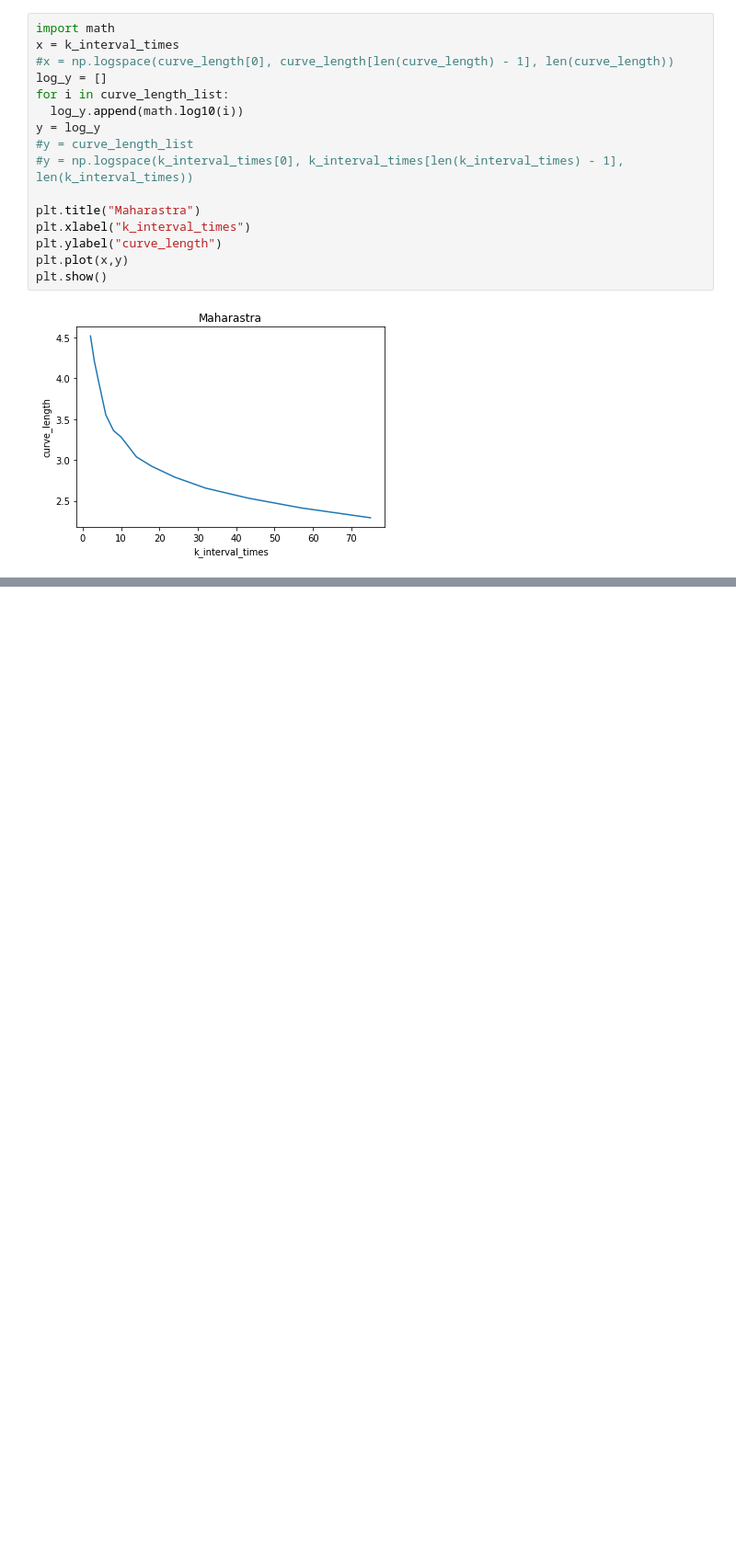
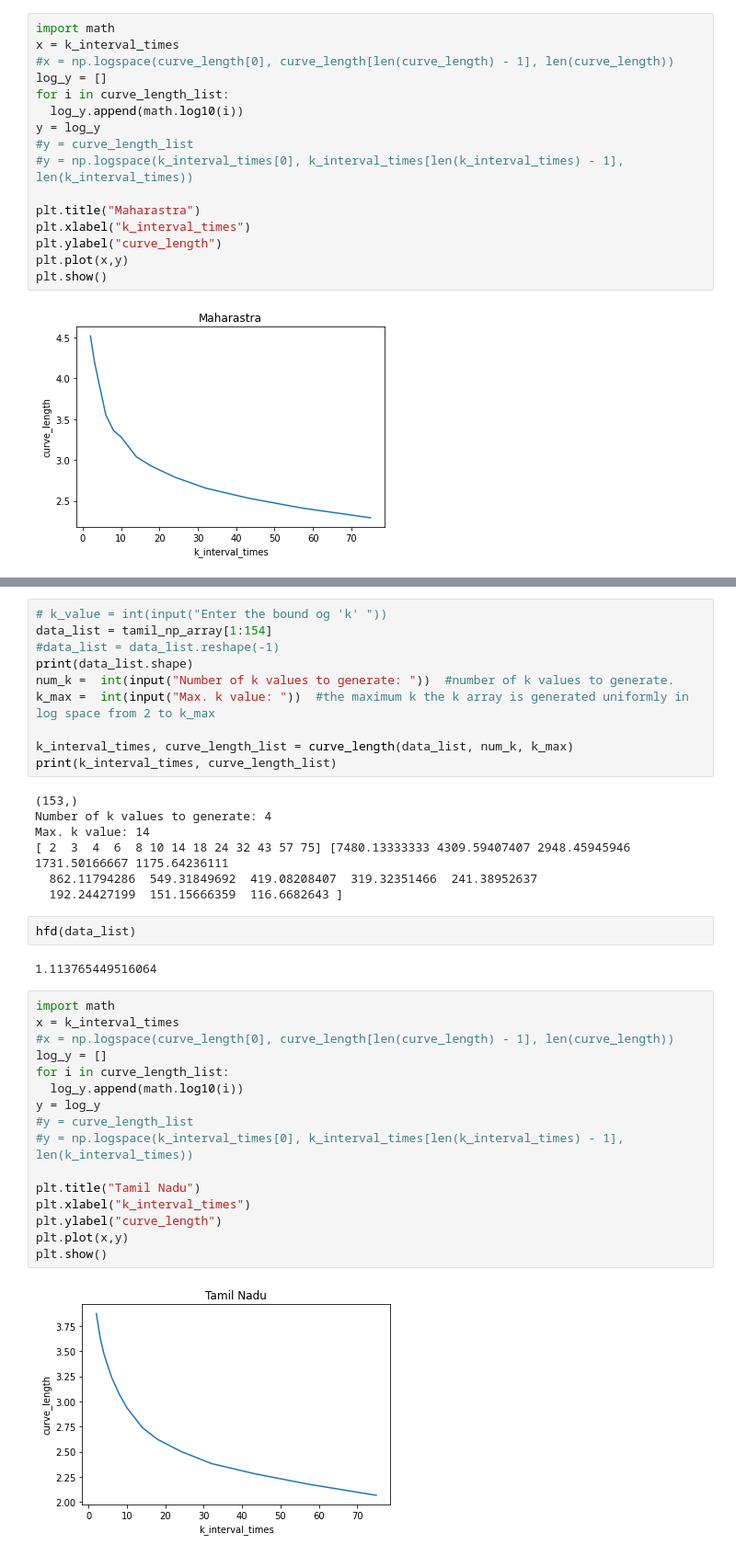
Before and after one commit to sankalpachowdhury/Fractal_Analysis, a Jupyter notebook: Higuchi_Fractal_analysis.ipynb, the cells around one changed output, grey strips where cells are left out. Shown at 92% size. Drawn from its saved outputs; the diff is of its cells as text; blank space fills up the shorter version.

```diff
--- a/Higuchi_Fractal_analysis.ipynb
+++ b/Higuchi_Fractal_analysis.ipynb
@@ -303,0 +463,39 @@ plt.show()
+# %%
+# k_value = int(input("Enter the bound og 'k' "))
+data_list = tamil_np_array[1:154]
+#data_list = data_list.reshape(-1)
+print(data_list.shape)
+num_k =  int(input("Number of k values to generate: "))  #number of k values to generate.
+k_max =  int(input("Max. k value: "))  #the maximum k the k array is generated uniformly in log space from 2 to k_max
+
+k_interval_times, curve_length_list = curve_length(data_list, num_k, k_max)
+print(k_interval_times, curve_length_list)
+# %% [output]
+(153,)
+Number of k values to generate: 4
+Max. k value: 14
+[ 2  3  4  6  8 10 14 18 24 32 43 57 75] [7480.13333333 4309.59407407 2948.45945946 1731.50166667 1175.64236111
+  862.11794286  549.31849692  419.08208407  319.32351466  241.38952637
+  192.24427199  151.15666359  116.6682643 ]
+# %%
+hfd(data_list)
+# %% [output]
+1.113765449516064
+# %%
+import math
+x = k_interval_times
+#x = np.logspace(curve_length[0], curve_length[len(curve_length) - 1], len(curve_length))
+log_y = []
+for i in curve_length_list:
+  log_y.append(math.log10(i))
+y = log_y
+#y = curve_length_list
+#y = np.logspace(k_interval_times[0], k_interval_times[len(k_interval_times) - 1], len(k_interval_times))
+
+plt.title("Tamil Nadu")
+plt.xlabel("k_interval_times")
+plt.ylabel("curve_length")
+plt.plot(x,y)
+plt.show()
+# %% [output]
+[figure, added]
```
Also changed, not shown: parts of 30 cells of this notebook.
